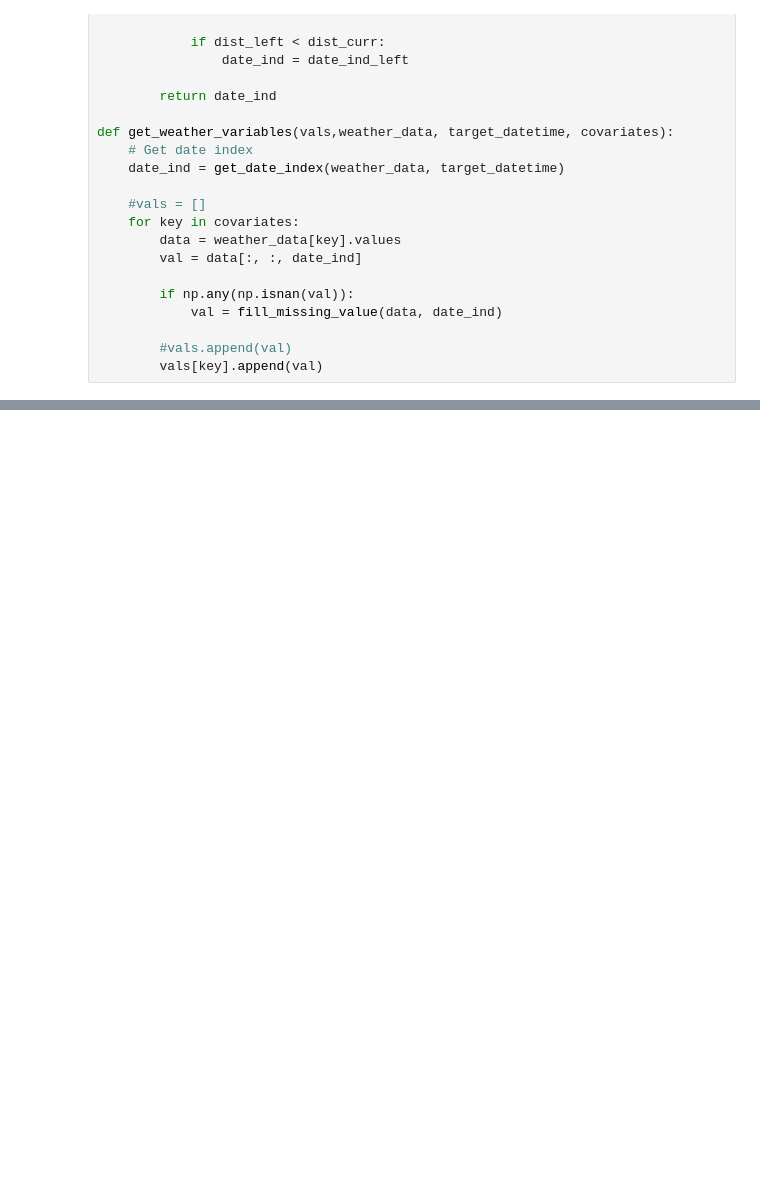
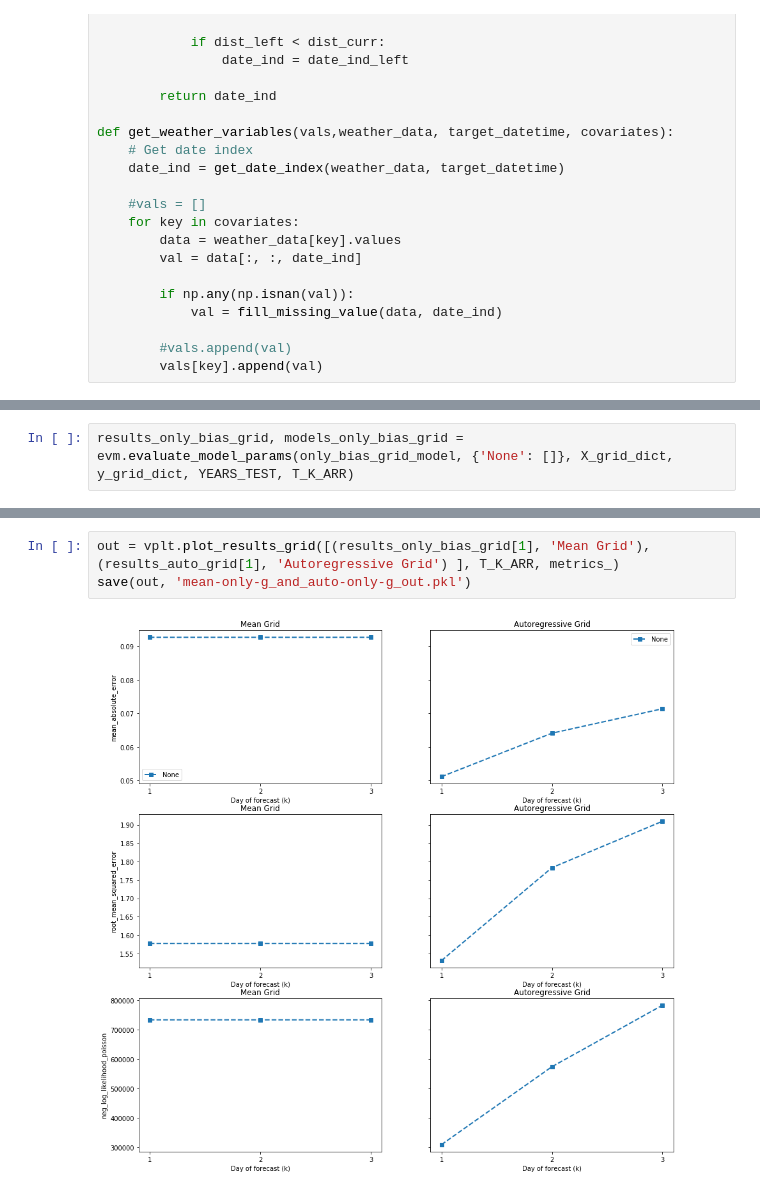
Before and after one commit to UCIDataLab/fire_prediction, a Jupyter notebook: notebooks/exploratory/prediction/grid_model-2.0-cagraff.ipynb, the cells around one changed output, grey strips where cells are left out. Saved outputs shown, nothing was run; the diff lists cells and outputs as text; blank space fills up the shorter version.

```diff
--- a/notebooks/exploratory/prediction/grid_model-2.0-cagraff.ipynb
+++ b/notebooks/exploratory/prediction/grid_model-2.0-cagraff.ipynb
@@ -265,0 +411,2 @@ vplt.plot_results_grid([(results_no_ig_grid[0], 'Poisson Grid (No Ign.) - In'),
+# %%
+results_only_bias_grid, models_only_bias_grid = evm.evaluate_model_params(only_bias_grid_model, {'None': []}, X_grid_dict, y_grid_dict, YEARS_TEST, T_K_ARR)
@@ -265,0 +463,5 @@ vplt.plot_results_grid([(results_no_ig_grid[0], 'Poisson Grid (No Ign.) - In'),
+# %%
+out = vplt.plot_results_grid([(results_only_bias_grid[1], 'Mean Grid'),(results_auto_grid[1], 'Autoregressive Grid') ], T_K_ARR, metrics_)
+save(out, 'mean-only-g_and_auto-only-g_out.pkl')
+# %% [output]
+[figure, added]
```
Also changed, not shown: parts of 94 cells of this notebook, 39 other files.
